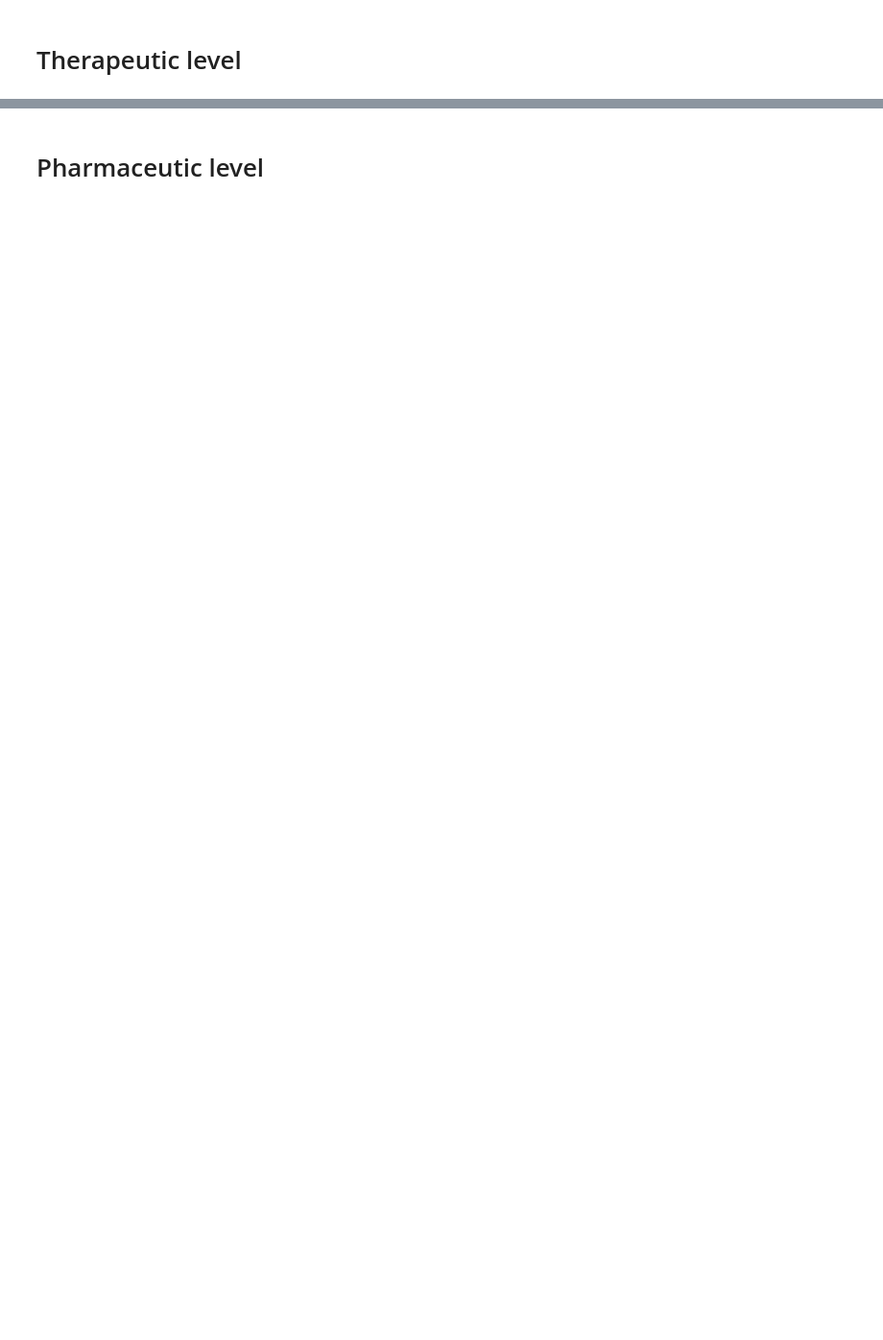
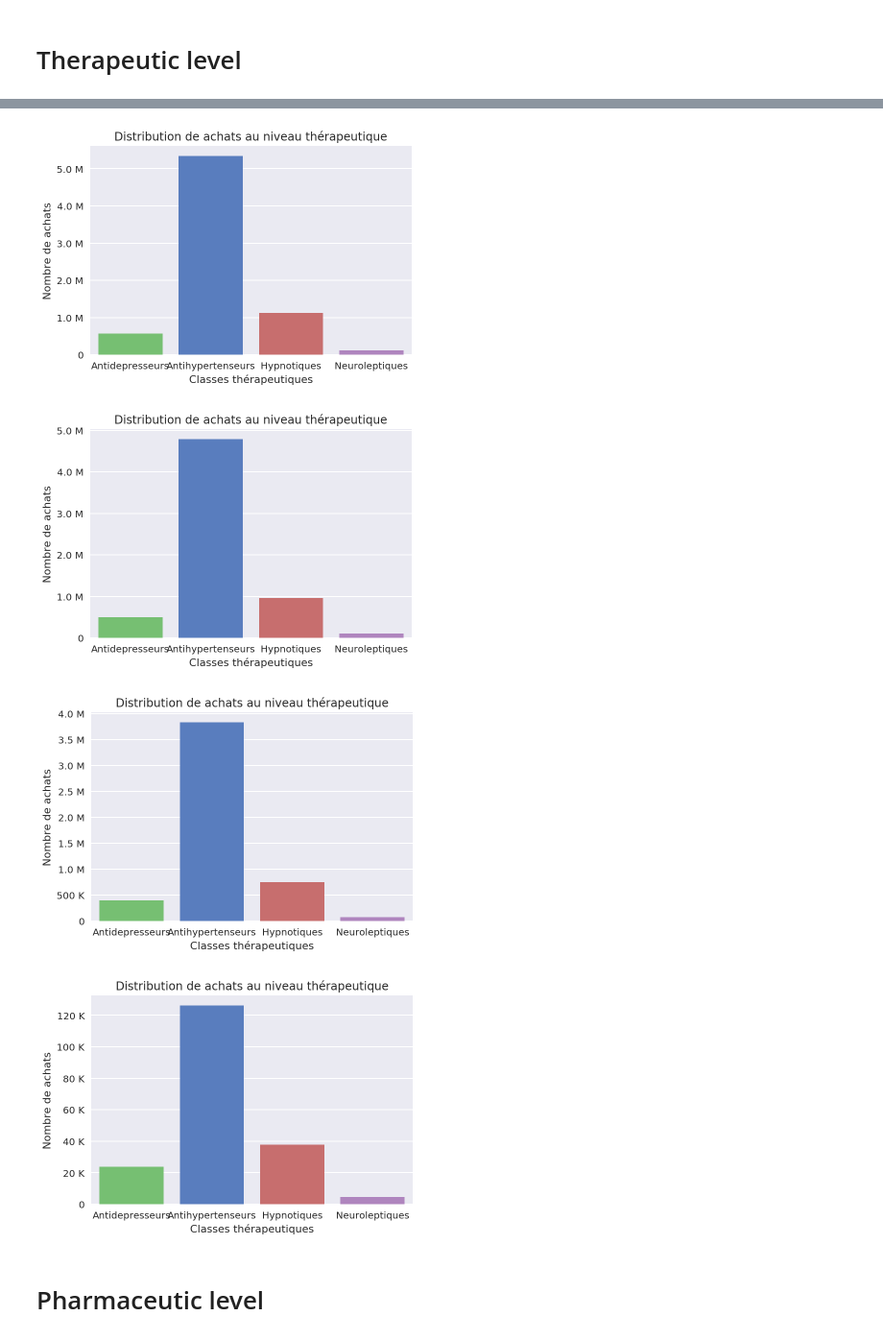
Before and after one commit to X-DataInitiative/SCALPEL-Extraction, a Jupyter notebook: scripts/notebooks/Drugs_Purchases_stats.ipynb, the cells around one changed output, grey strips where cells are left out. Shown at 96% size. Saved outputs shown, nothing was run; the diff lists cells and outputs as text; code cells hidden in the pictures; blank space fills up the shorter version.

Commit message:
CNAM-311 Make Exposures and DrugPurchases Flowchart compatible

```diff
--- a/scripts/notebooks/Drugs_Purchases_stats.ipynb
+++ b/scripts/notebooks/Drugs_Purchases_stats.ipynb
@@ -33,3 +41,20 @@ colors_dict = {
+# %%
+flowchart_json = '''
+{
+    "intermediate_cohorts": {
+        "outcome": ["hospitalized_fractures", "liberal_fractures",
+             "public_ambulatory_fractures", "private_ambulatory_fractures"]
+    },
+    "steps": [
+        "extract_patients",
+        "exposures",
+        "filter_patients",
+        "outcome"
+    ]
+}
+'''
+# %%
+root_path = "/home/sebiat/stats/CNAM-311"
 # %% [markdown]
 # Therapeutic level
 # %%
@@ -42,0 +135,2 @@ therapeutic_stats.plot()
+# %%
+events = build_events_flowchart(therapeutic_level_exposures, flowchart_json, metadata_json)
@@ -43,3 +155,17 @@ therapeutic_stats.plot()
+# %%
+filepath = path.join(root_path, "{}_niveau_therapeutique.pdf".format(event_type))
+
+with PdfPages(filepath) as pdf:
+    for therapeutic_level_exposures in events:
+        therapeutic_stats = TherapeuticStats(therapeutic_level_exposures, colors_dict, event_type)
+        fig = plt.figure()
+        therapeutic_stats.plot()
+        pdf.savefig(fig)
+# %% [output]
+[figure, added]
+[figure, added]
+[figure, added]
+[figure, added]
 # %% [markdown]
 # Pharmaceutic level
 # %%
```
Also changed, not shown: parts of 14 cells of this notebook, 2 other files.
